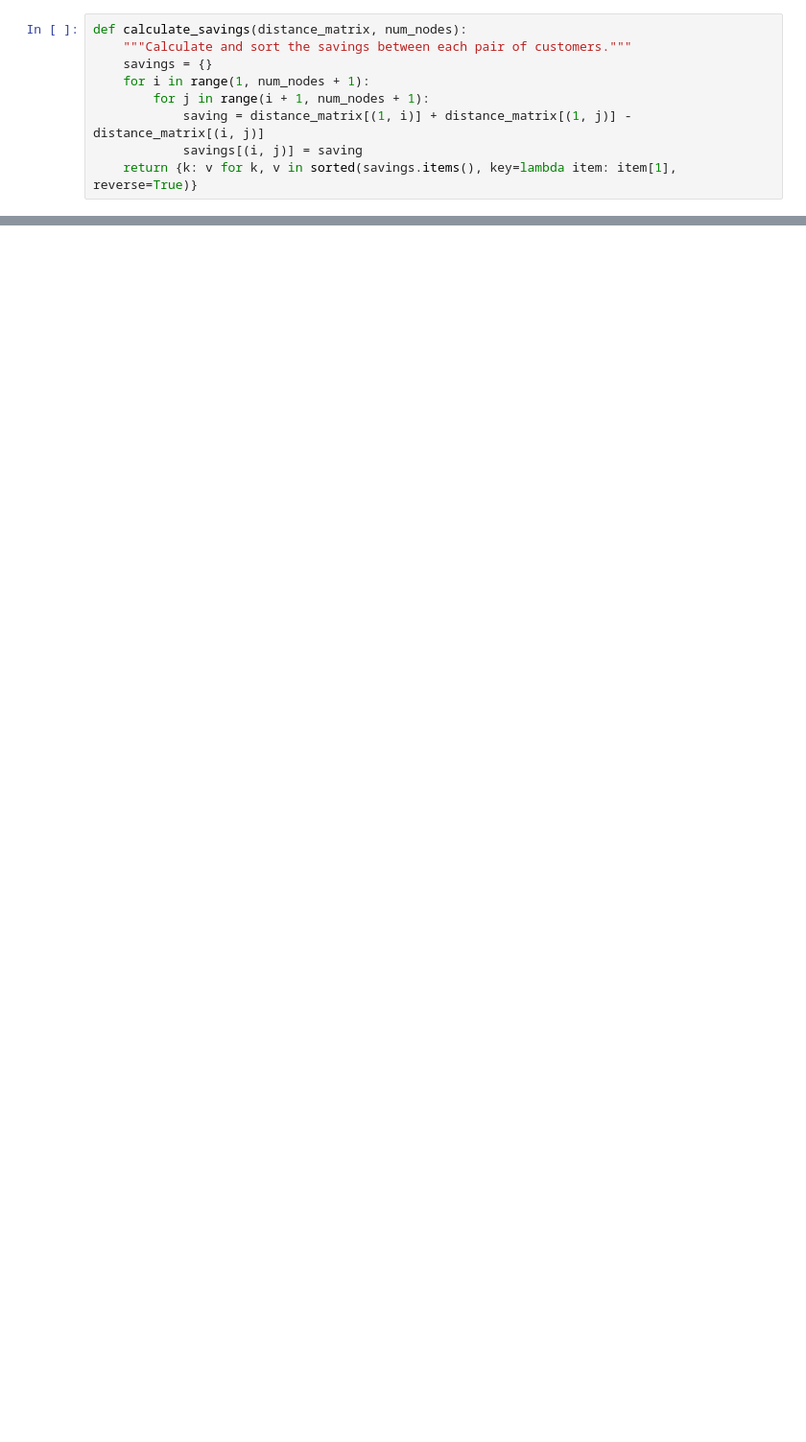
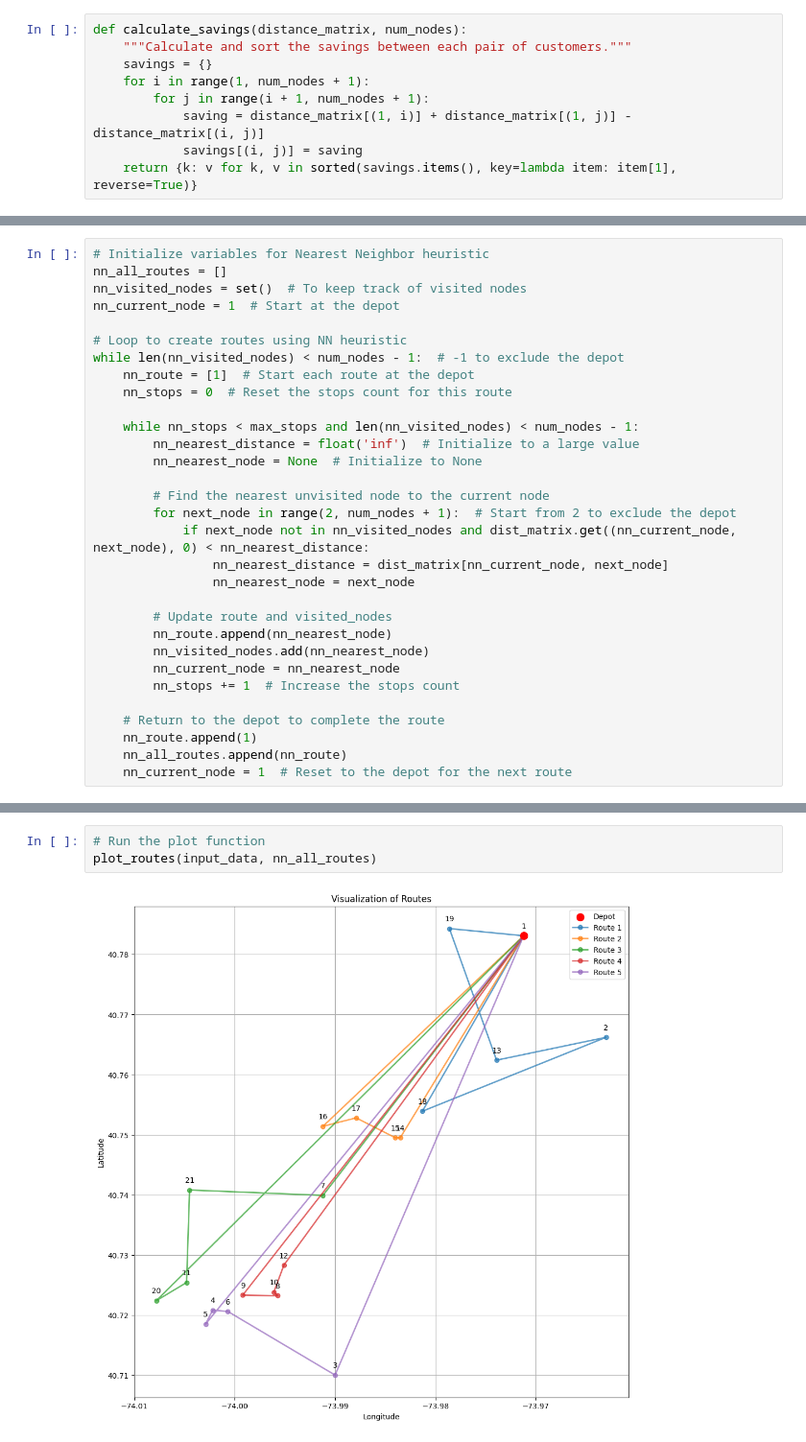
Before and after one commit to samswain2/MSIA-FQ2, a Jupyter notebook: 440_msia/05_hw/05_hw_code.ipynb, the cells around one changed output, grey strips where cells are left out. Shown at 96% size. Saved outputs shown, nothing was run; the diff lists cells and outputs as text; blank space fills up the shorter version.

```diff
--- a/440_msia/05_hw/05_hw_code.ipynb
+++ b/440_msia/05_hw/05_hw_code.ipynb
@@ -224,0 +215,31 @@ plot_routes(routes, input_data)
+# %%
+# Initialize variables for Nearest Neighbor heuristic
+nn_all_routes = []
+nn_visited_nodes = set()  # To keep track of visited nodes
+nn_current_node = 1  # Start at the depot
+
+# Loop to create routes using NN heuristic
+while len(nn_visited_nodes) < num_nodes - 1:  # -1 to exclude the depot
+    nn_route = [1]  # Start each route at the depot
+    nn_stops = 0  # Reset the stops count for this route
+
+    while nn_stops < max_stops and len(nn_visited_nodes) < num_nodes - 1:
+        nn_nearest_distance = float('inf')  # Initialize to a large value
+        nn_nearest_node = None  # Initialize to None
+
+        # Find the nearest unvisited node to the current node
+        for next_node in range(2, num_nodes + 1):  # Start from 2 to exclude the depot
+            if next_node not in nn_visited_nodes and dist_matrix.get((nn_current_node, next_node), 0) < nn_nearest_distance:
+                nn_nearest_distance = dist_matrix[nn_current_node, next_node]
+                nn_nearest_node = next_node
+
+        # Update route and visited_nodes
+        nn_route.append(nn_nearest_node)
+        nn_visited_nodes.add(nn_nearest_node)
+        nn_current_node = nn_nearest_node
+        nn_stops += 1  # Increase the stops count
+
+    # Return to the depot to complete the route
+    nn_route.append(1)
+    nn_all_routes.append(nn_route)
+    nn_current_node = 1  # Reset to the depot for the next route
@@ -224,0 +269,5 @@ plot_routes(routes, input_data)
+# %%
+# Run the plot function
+plot_routes(input_data, nn_all_routes)
+# %% [output]
+[figure, added]
```
Also changed, not shown: parts of 18 cells of this notebook, 2 other files.
